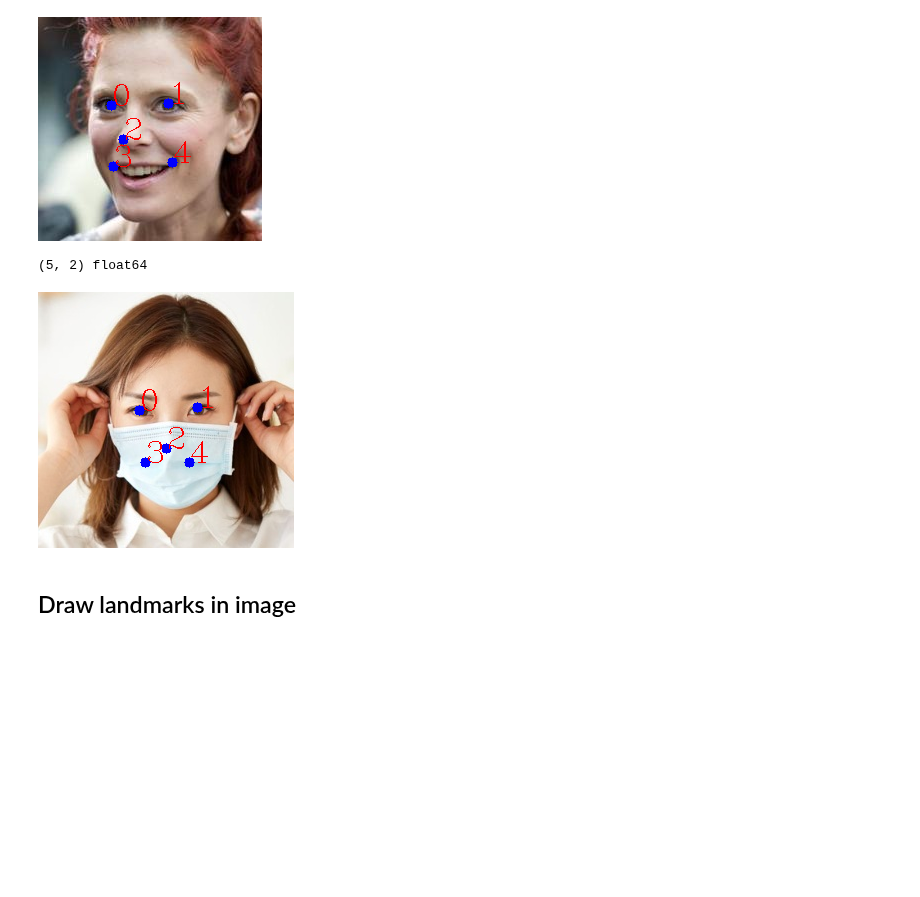
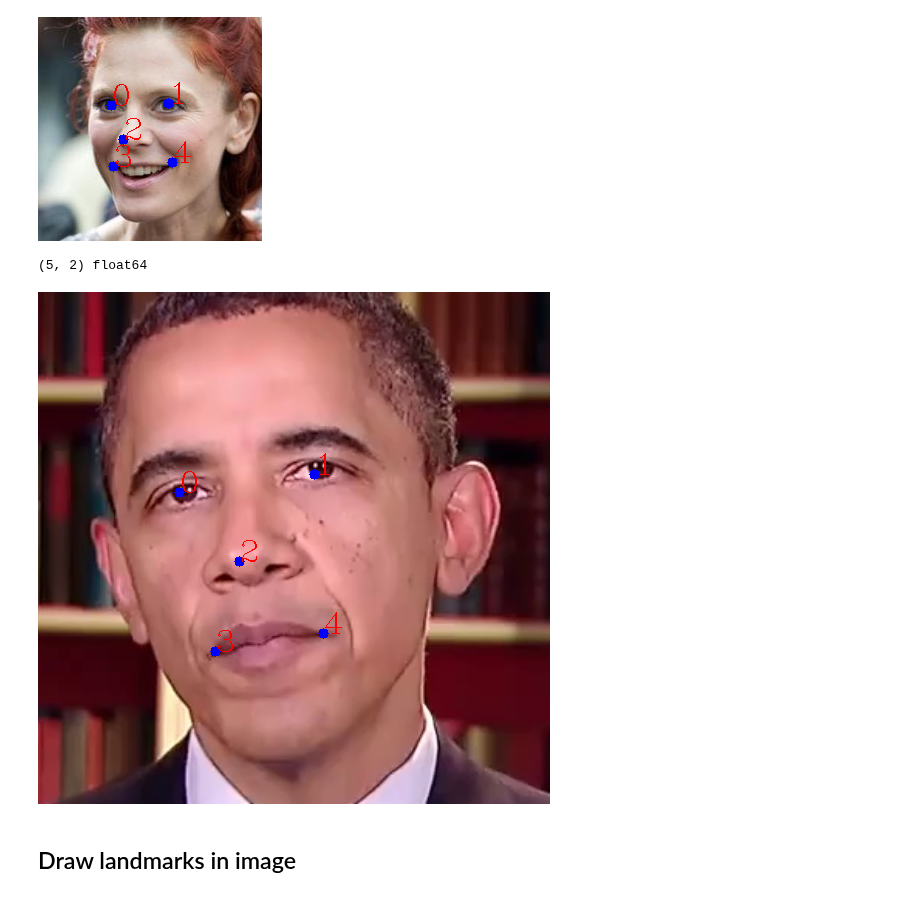
Before and after one commit to zhanghm1995/programming-learning-examples, a Jupyter notebook: OpenCV_learning/scripts/draw_utils.ipynb, the cells around one changed output. Drawn from its saved outputs; the diff is of its cells as text; code cells hidden in the pictures; blank space fills up the shorter version.

Commit message:
[Python_learning] update file path processing

```diff
--- a/OpenCV_learning/scripts/draw_utils.ipynb
+++ b/OpenCV_learning/scripts/draw_utils.ipynb
@@ -53,17 +53,17 @@ display(Image.fromarray(img_src[..., ::-1]))
  [134.80461773  77.98748924]] (5, 2)
 [figure]
 # %%
-lm_path = "/home/zhanghm/Temp/cv-fighter/face_fighter/data/face_mask.txt"
+lm_path = "/home/zhanghm/Temp/cv-fighter/face_fighter/id00003/obama_weekly_023_clip_001/face_image/000000.txt"
 landmarks = load_landmarks(lm_path)
 print(landmarks.shape, landmarks.dtype)
 
-img_src = cv2.imread("/home/zhanghm/Temp/cv-fighter/face_fighter/data/face_mask.jpg")
+img_src = cv2.imread("/home/zhanghm/Temp/cv-fighter/face_fighter/id00003/obama_weekly_023_clip_001/face_image/000000.jpg")
 draw_points(img_src, landmarks)
 
 display(Image.fromarray(img_src[..., ::-1]))
 # %% [output]
 (5, 2) float64
-[figure, old version]
+[figure, new version]
 # %% [markdown]
 ## Draw landmarks in image
 # %%
```
Also changed, not shown: 8 other files.
